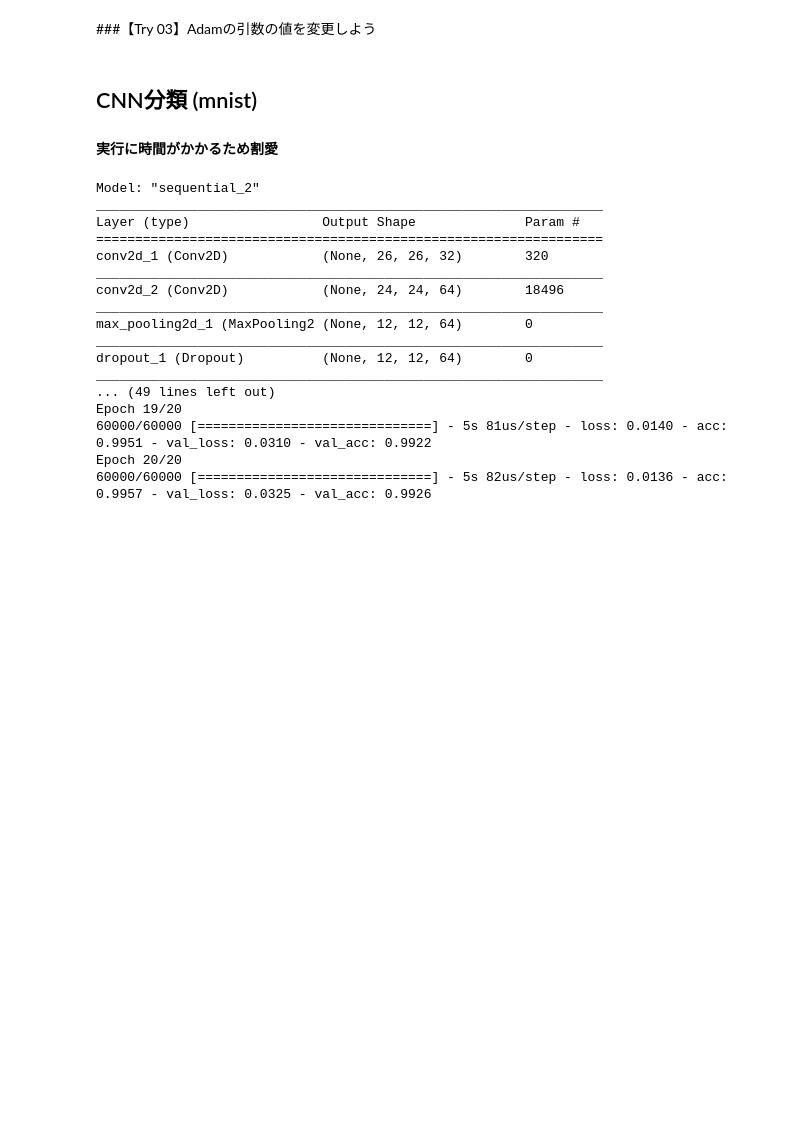
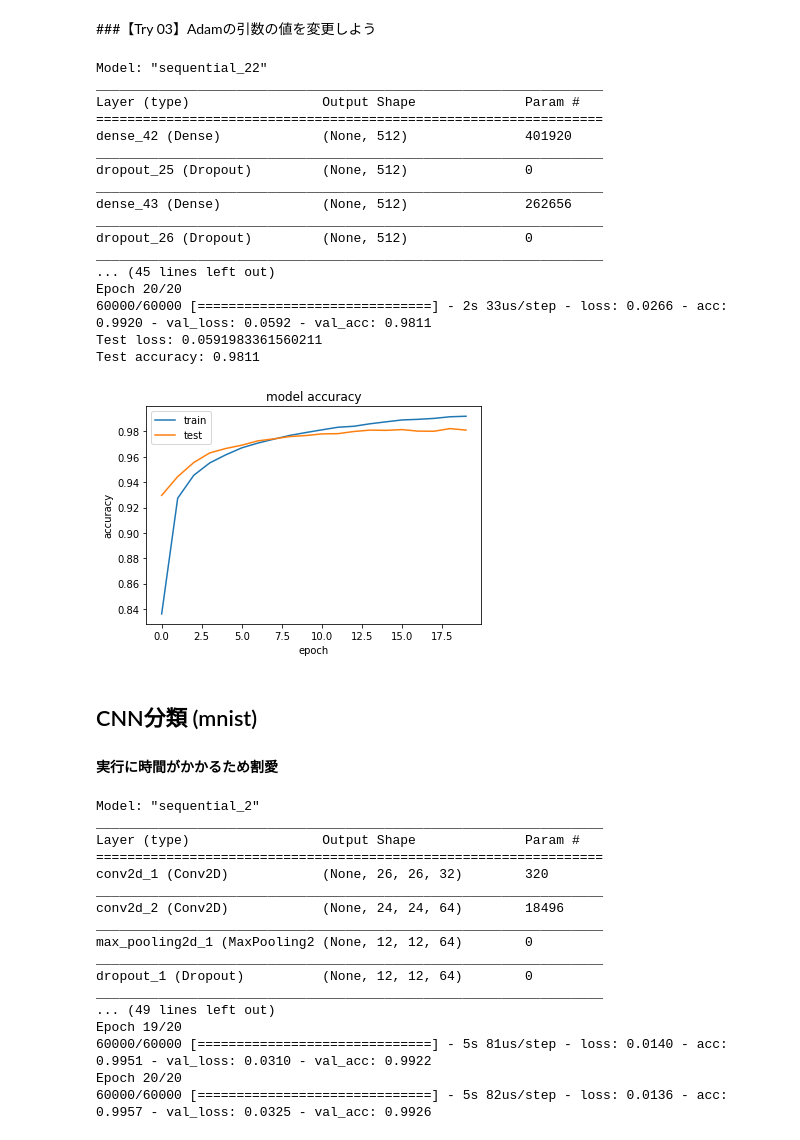
Before and after one commit to HienDT27/Hien, a Jupyter notebook: 【深層学習_Day_04】4_3_keras_codes.ipynb, the cells around one changed output. Cells and saved outputs as stored; diff of their text form; code cells hidden in the pictures; blank space fills up the shorter version.

```diff
--- a/【深層学習_Day_04】4_3_keras_codes.ipynb
+++ b/【深層学習_Day_04】4_3_keras_codes.ipynb
@@ -753,5 +903,72 @@ plt.show()
 # %% [markdown]
 ###【Try 03】Adamの引数の値を変更しよう
+# %%
+import tensorflow as tf
+
+# logging levelを変更
+tf.logging.set_verbosity(tf.logging.ERROR)
+
+# 必要なライブラリのインポート
+import keras
+import matplotlib.pyplot as plt
+from data.mnist import load_mnist
+
+(x_train, d_train), (x_test, d_test) = load_mnist(normalize=True, one_hot_label=False)
+
+# 必要なライブラリのインポート、最適化手法はAdamを使う
+from keras.models import Sequential
+from keras.layers import Dense, Dropout
+from keras.optimizers import Adam
+
+# モデル作成
+model = Sequential()
+model.add(Dense(512, activation='relu', input_shape=(784,)))
+model.add(Dropout(0.2))
+model.add(Dense(512, activation='relu'))
+model.add(Dropout(0.2))
+model.add(Dense(10, activation='softmax'))
+model.summary()
+
+# バッチサイズ、エポック数
+batch_size = 128
+epochs = 20
+
+model.compile(loss='sparse_categorical_crossentropy',
+              optimizer=Adam(lr=0.0001, beta_1=0.9, beta_2=0.999, epsilon=None, decay=0.0, amsgrad=False),
+              metrics=['accuracy'])
+
+history = model.fit(x_train, d_train, batch_size=batch_size, epochs=epochs, verbose=1, validation_data=(x_test, d_test))
+loss = model.evaluate(x_test, d_test, verbose=0)
+print('Test loss:', loss[0])
+print('Test accuracy:', loss[1])
+#Accuracy
+plt.plot(history.history['acc'])
+plt.plot(history.history['val_acc'])
+plt.title('model accuracy')
+plt.ylabel('accuracy')
+plt.xlabel('epoch')
+plt.legend(['train', 'test'], loc='upper left')
+# plt.ylim(0, 1.0)
+plt.show()
+# %% [output]
+Model: "sequential_22"
+_________________________________________________________________
+Layer (type)                 Output Shape              Param #
+=================================================================
+dense_42 (Dense)             (None, 512)               401920
+_________________________________________________________________
+dropout_25 (Dropout)         (None, 512)               0
+_________________________________________________________________
+dense_43 (Dense)             (None, 512)               262656
+_________________________________________________________________
+dropout_26 (Dropout)         (None, 512)               0
+_________________________________________________________________
+... (45 lines left out)
+Epoch 20/20
+60000/60000 [==============================] - 2s 33us/step - loss: 0.0266 - acc: 0.9920 - val_loss: 0.0592 - val_acc: 0.9811
+Test loss: 0.0591983361560211
+Test accuracy: 0.9811
+[figure, added]
 # %% [markdown]
 ## CNN分類 (mnist)
 #### 実行に時間がかかるため割愛
```
Also changed, not shown: parts of 5 cells of this notebook.
